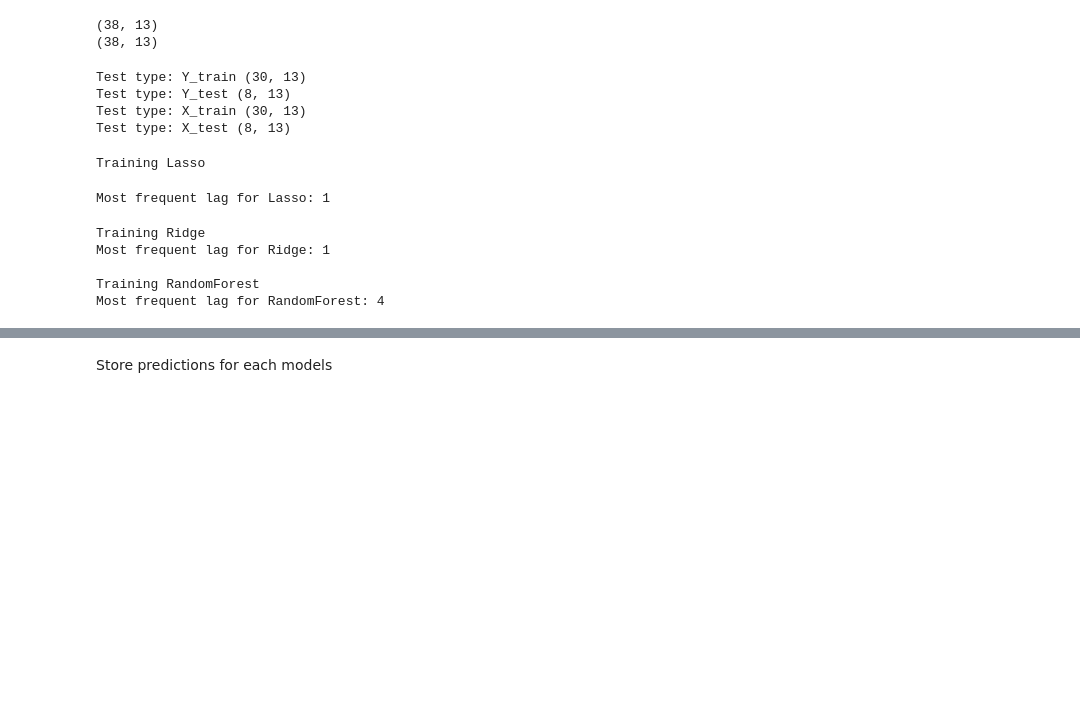
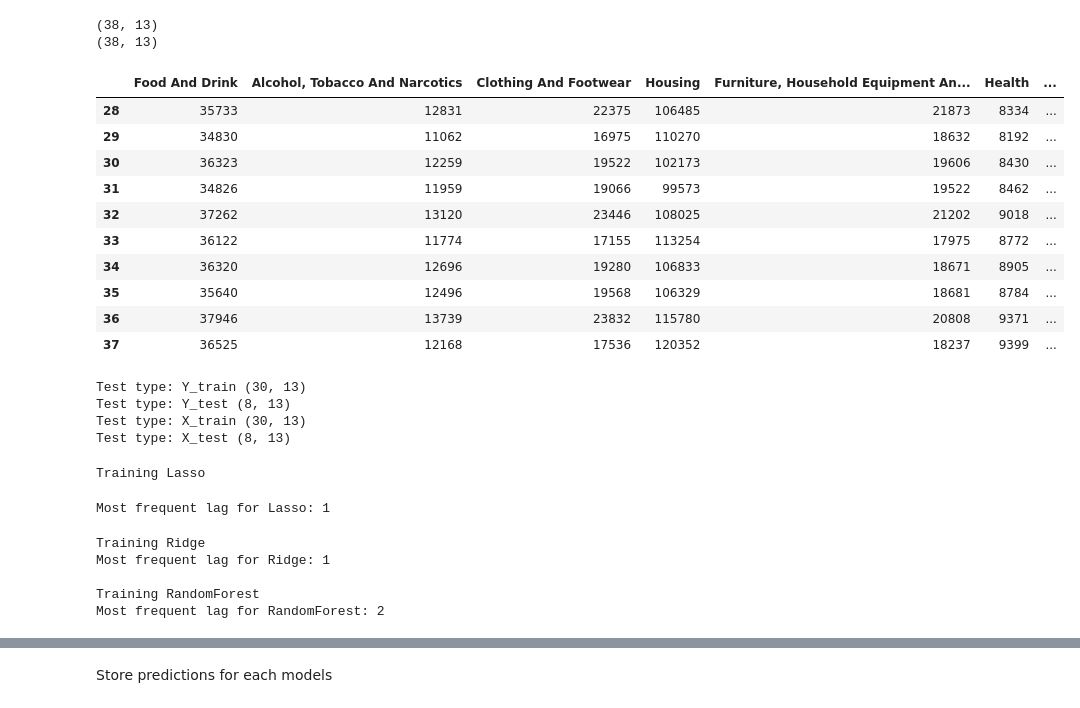
Before and after one commit to Drook93/ONS-Govenment-Public-Spending-Forecast, a Jupyter notebook: Predictive Models/Forecasting Models Updated New.ipynb, the cells around one changed output, grey strips where cells are left out. Drawn from its saved outputs; the diff is of its cells as text; code cells hidden in the pictures; blank space fills up the shorter version.

```diff
--- a/Predictive Models/Forecasting Models Updated New.ipynb
+++ b/Predictive Models/Forecasting Models Updated New.ipynb
@@ -183,6 +198,20 @@ print(X.shape)
 # %% [output]
 (38, 13)
 (38, 13)
+# %%
+X.tail(10)
+# %% [output]
+|  | Food And Drink | Alcohol, Tobacco And Narcotics | Clothing And Footwear | Housing | Furniture, Household Equipment An... | Health | ... |
+| 28 | 35733 | 12831 | 22375 | 106485 | 21873 | 8334 | ... |
+| 29 | 34830 | 11062 | 16975 | 110270 | 18632 | 8192 | ... |
+| 30 | 36323 | 12259 | 19522 | 102173 | 19606 | 8430 | ... |
+| 31 | 34826 | 11959 | 19066 | 99573 | 19522 | 8462 | ... |
+| 32 | 37262 | 13120 | 23446 | 108025 | 21202 | 9018 | ... |
+| 33 | 36122 | 11774 | 17155 | 113254 | 17975 | 8772 | ... |
+| 34 | 36320 | 12696 | 19280 | 106833 | 18671 | 8905 | ... |
+| 35 | 35640 | 12496 | 19568 | 106329 | 18681 | 8784 | ... |
+| 36 | 37946 | 13739 | 23832 | 115780 | 20808 | 9371 | ... |
+| 37 | 36525 | 12168 | 17536 | 120352 | 18237 | 9399 | ... |
 # %%
 cols = X.columns
 # %%
@@ -232,7 +260,7 @@ for model_name, model_info in Model.items():
 
         for lag_value in lags_options:
             X_train_lagged = X_train.shift(lag_value).iloc[lag_value:]
-            y_train_lagged = Y_train.iloc[lag_value:, i]
+            y_train_lagged = Y_train.iloc[lag_value:]
 
             scaler = preprocessing.StandardScaler()
             X_train_scaled = scaler.fit_transform(X_train_lagged)
@@ -261,8 +289,8 @@ for model_name, model_info in Model.items():
 
     # Train model for each sector
     for i in range(12):
-        y_train_lagged = Y_train.iloc[best_lag_overall:, i]
-        y_test_lagged = Y_test.iloc[best_lag_overall:, i]
+        y_train_lagged = Y_train.iloc[best_lag_overall:]
+        y_test_lagged = Y_test.iloc[best_lag_overall:]
 
         # Grid search
         grid = GridSearchCV(model_info['model'], model_info['params'], cv=tscv, scoring='neg_mean_squared_error')
@@ -293,4 +321,4 @@ Training Ridge
 Most frequent lag for Ridge: 1
 
 Training RandomForest
-Most frequent lag for RandomForest: 4
+Most frequent lag for RandomForest: 2
```
Also changed, not shown: parts of 43 cells of this notebook.
